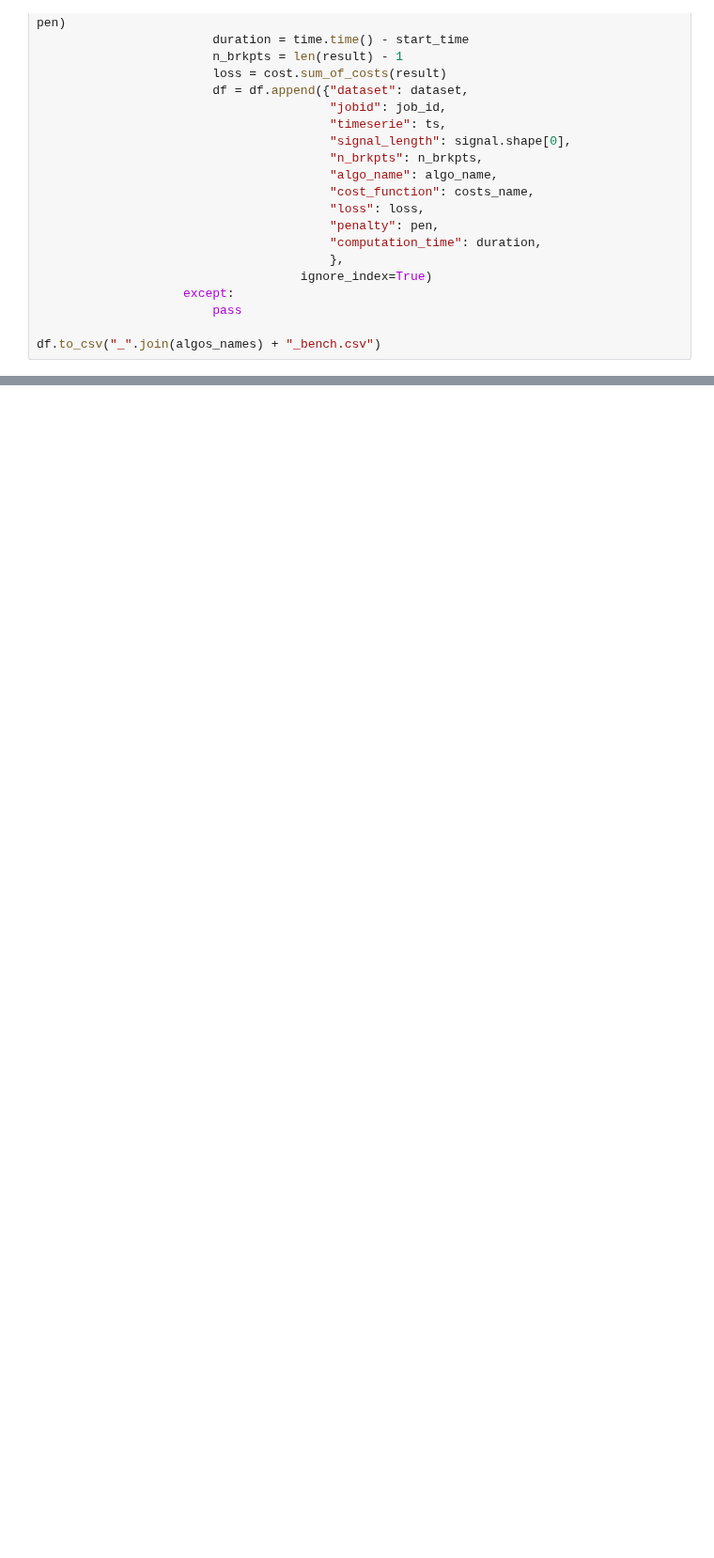
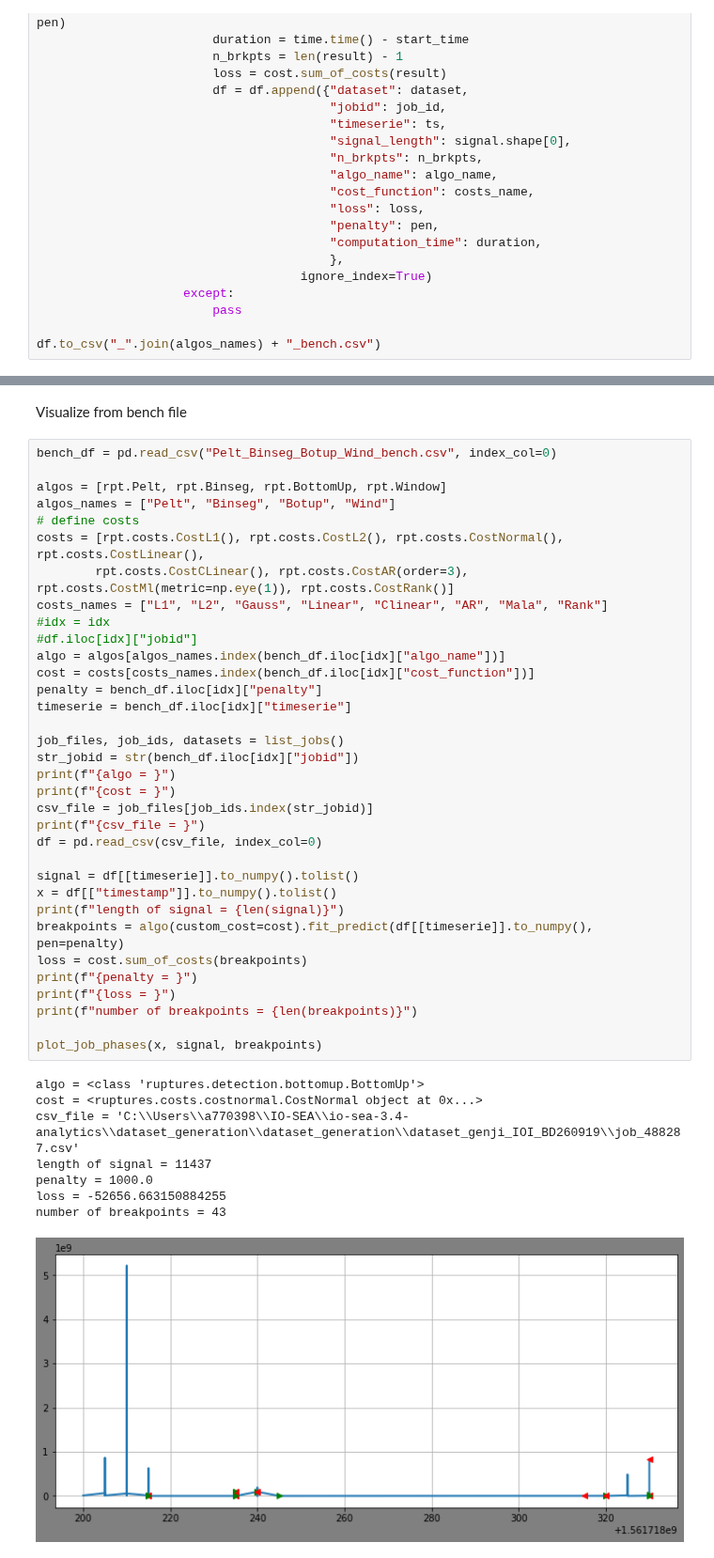
Before and after one commit to io-sea/recommendation-system, a Jupyter notebook: job_decomposer/job_decomposer/stat_methods_exploration.ipynb, the cells around one changed output, grey strips where cells are left out. Shown at 94% size. Cells and saved outputs as stored; diff of their text form; blank space fills up the shorter version.

```diff
--- a/job_decomposer/job_decomposer/stat_methods_exploration.ipynb
+++ b/job_decomposer/job_decomposer/stat_methods_exploration.ipynb
@@ -238,0 +293,46 @@ Measure the reconstruction distance
+# %% [markdown]
+
+Visualize from bench file
+# %%
+bench_df = pd.read_csv("Pelt_Binseg_Botup_Wind_bench.csv", index_col=0)
+
+algos = [rpt.Pelt, rpt.Binseg, rpt.BottomUp, rpt.Window]
+algos_names = ["Pelt", "Binseg", "Botup", "Wind"]
+# define costs
+costs = [rpt.costs.CostL1(), rpt.costs.CostL2(), rpt.costs.CostNormal(), rpt.costs.CostLinear(),
+        rpt.costs.CostCLinear(), rpt.costs.CostAR(order=3), rpt.costs.CostMl(metric=np.eye(1)), rpt.costs.CostRank()]
+costs_names = ["L1", "L2", "Gauss", "Linear", "Clinear", "AR", "Mala", "Rank"]
+#idx = idx
+#df.iloc[idx]["jobid"]
+algo = algos[algos_names.index(bench_df.iloc[idx]["algo_name"])]
+cost = costs[costs_names.index(bench_df.iloc[idx]["cost_function"])]
+penalty = bench_df.iloc[idx]["penalty"]
+timeserie = bench_df.iloc[idx]["timeserie"]
+
+job_files, job_ids, datasets = list_jobs()
+str_jobid = str(bench_df.iloc[idx]["jobid"])
+print(f"{algo = }")
+print(f"{cost = }")
+csv_file = job_files[job_ids.index(str_jobid)]
+print(f"{csv_file = }")
+df = pd.read_csv(csv_file, index_col=0)
+
+signal = df[[timeserie]].to_numpy().tolist()
+x = df[["timestamp"]].to_numpy().tolist()
+print(f"length of signal = {len(signal)}")
+breakpoints = algo(custom_cost=cost).fit_predict(df[[timeserie]].to_numpy(), pen=penalty)
+loss = cost.sum_of_costs(breakpoints)
+print(f"{penalty = }")
+print(f"{loss = }")
+print(f"number of breakpoints = {len(breakpoints)}")
+
+plot_job_phases(x, signal, breakpoints)
+# %% [output]
+algo = <class 'ruptures.detection.bottomup.BottomUp'>
+cost = <ruptures.costs.costnormal.CostNormal object at 0x...>
+csv_file = 'C:\\Users\\a770398\\IO-SEA\\io-sea-3.4-analytics\\dataset_generation\\dataset_generation\\dataset_genji_IOI_BD260919\\job_488287.csv'
+length of signal = 11437
+penalty = 1000.0
+loss = -52656.663150884255
+number of breakpoints = 43
+[figure, added]
```
Also changed, not shown: parts of 8 cells of this notebook, 4 other files.
